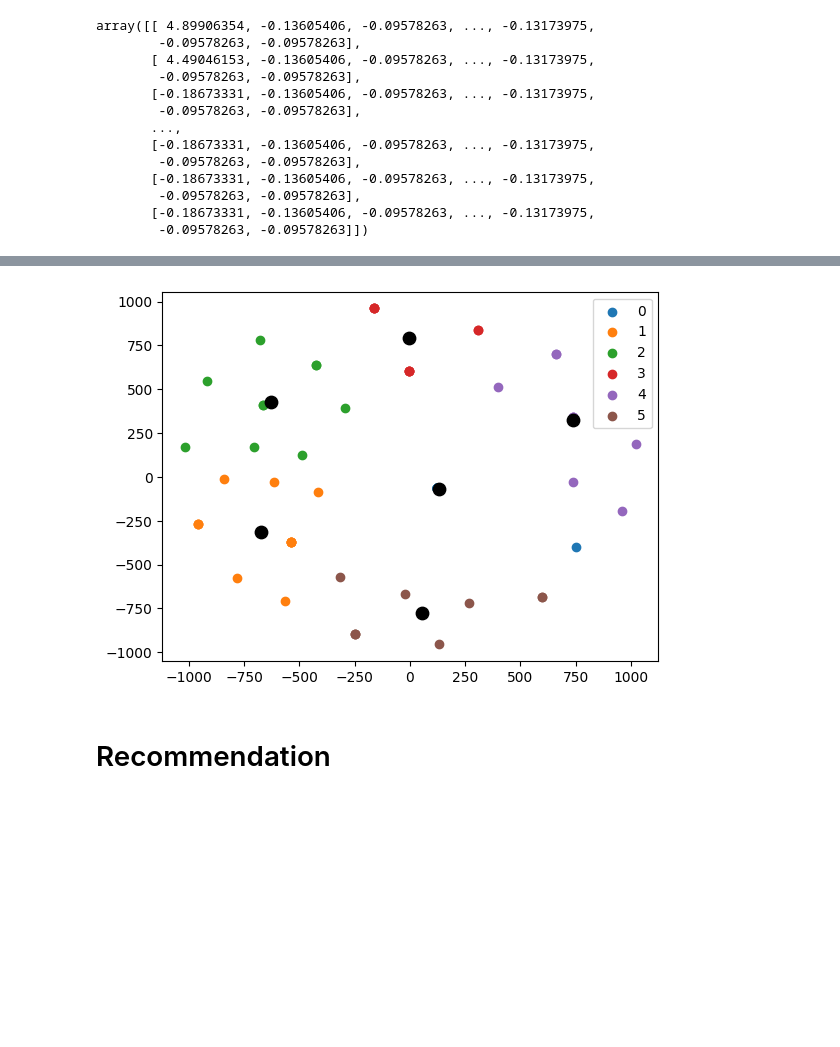
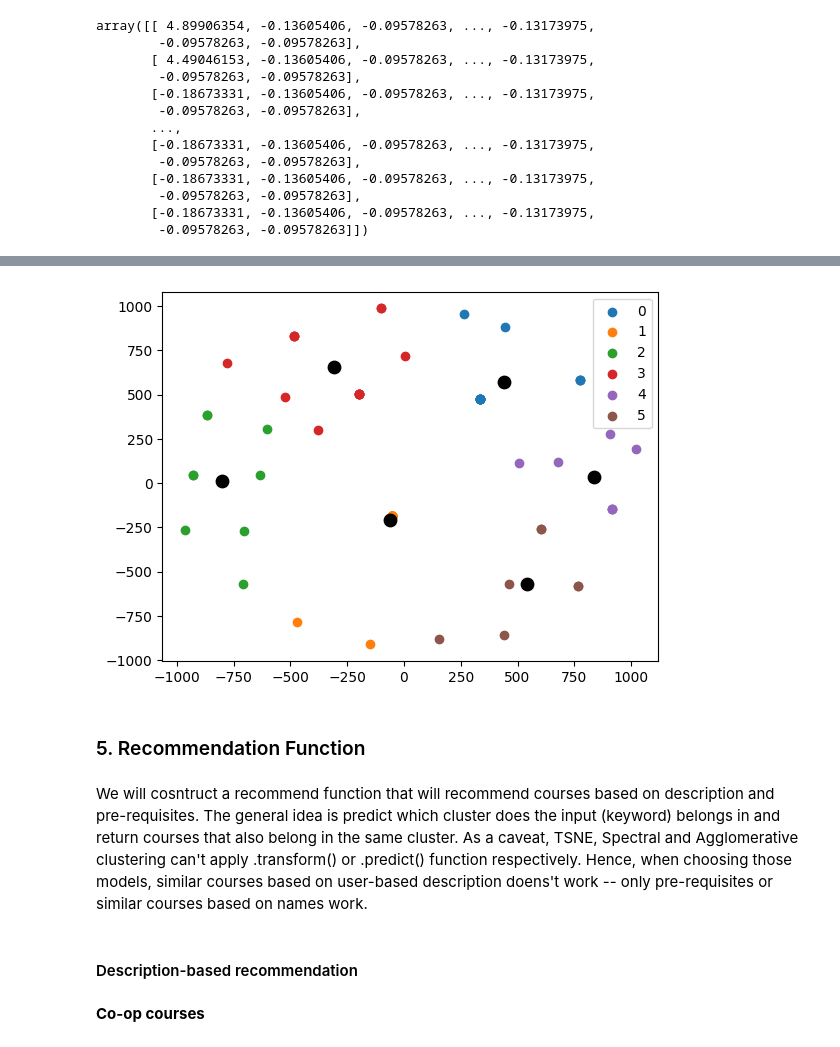
Before and after one commit to JohnKang0720/course_recommender, a Jupyter notebook: recommendation.ipynb, the cells around one changed output, grey strips where cells are left out. Cells and saved outputs as stored; diff of their text form; code cells hidden in the pictures; blank space fills up the shorter version.

```diff
--- a/recommendation.ipynb
+++ b/recommendation.ipynb
@@ -56,0 +78,6 @@ course_df
+# %%
+def categorize_course(name):
+    first_digit = int(name.split(" ")[1][0])
+    return first_digit
+
+course_df["level"] = course_df["code"].apply(categorize_course)
@@ -329,9 +424,11 @@ pca_search(pca_prereqs)
 # %%
-kmeans_3,with_label_4 = return_optimal(KMeans(n_clusters=6, random_state=18, init="k-means++"), pca_prereqs_tsne)
+kmeans_4,with_label_4 = return_optimal(KMeans(n_clusters=6, init="k-means++"), pca_prereqs_tsne)
 # %% [output]
-[figure, old version]
+[figure, new version]
 # %% [markdown]
-# Recommendation
+### 5. Recommendation Function
+# %% [markdown]
+We will cosntruct a recommend function that will recommend courses based on description and pre-requisites. The general idea is predict which cluster does the input (keyword) belongs in and return courses that also belong in the same cluster. As a caveat, TSNE, Spectral and Agglomerative clustering can't apply .transform() or .predict() function respectively. Hence, when choosing those models, similar courses based on user-based description doens't work -- only pre-requisites or similar courses based on names work.
 # %%
 def recommend(keyword, by_desc, by_req, pca_model, cluster_model):
     try:
@@ -351 +448,5 @@ def recommend(keyword, by_desc, by_req, pca_model, cluster_model):
+# %% [markdown]
+#### Description-based recommendation
+# %% [markdown]
+<b> Co-op courses </b>
 # %%
```
Also changed, not shown: parts of 75 cells of this notebook, 4 other files.
